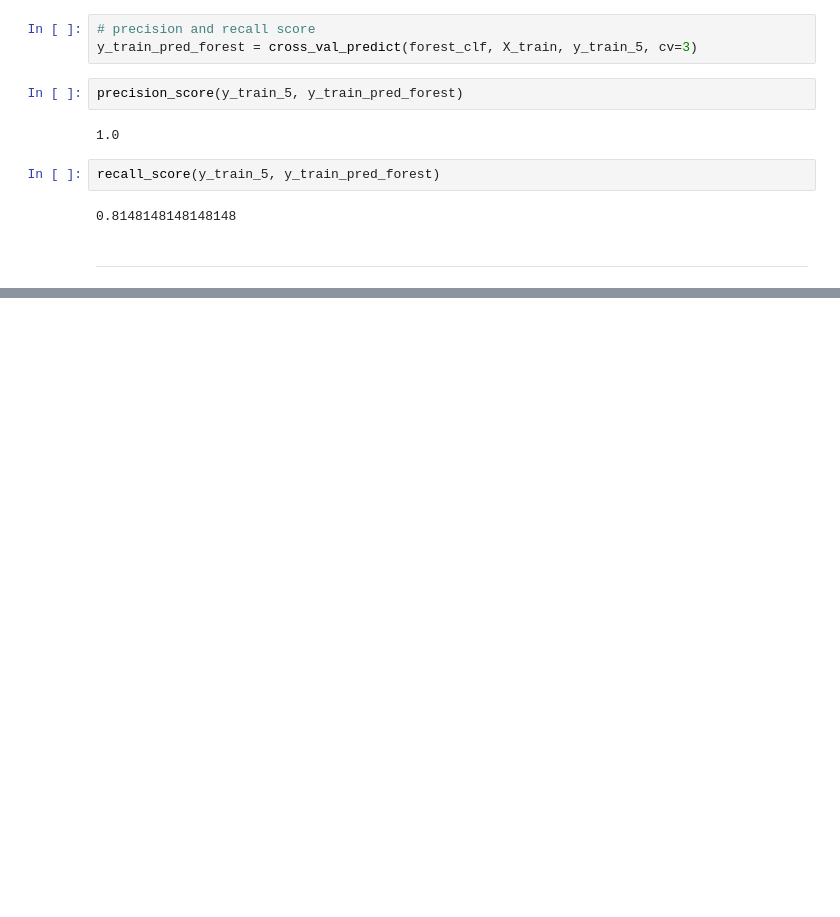
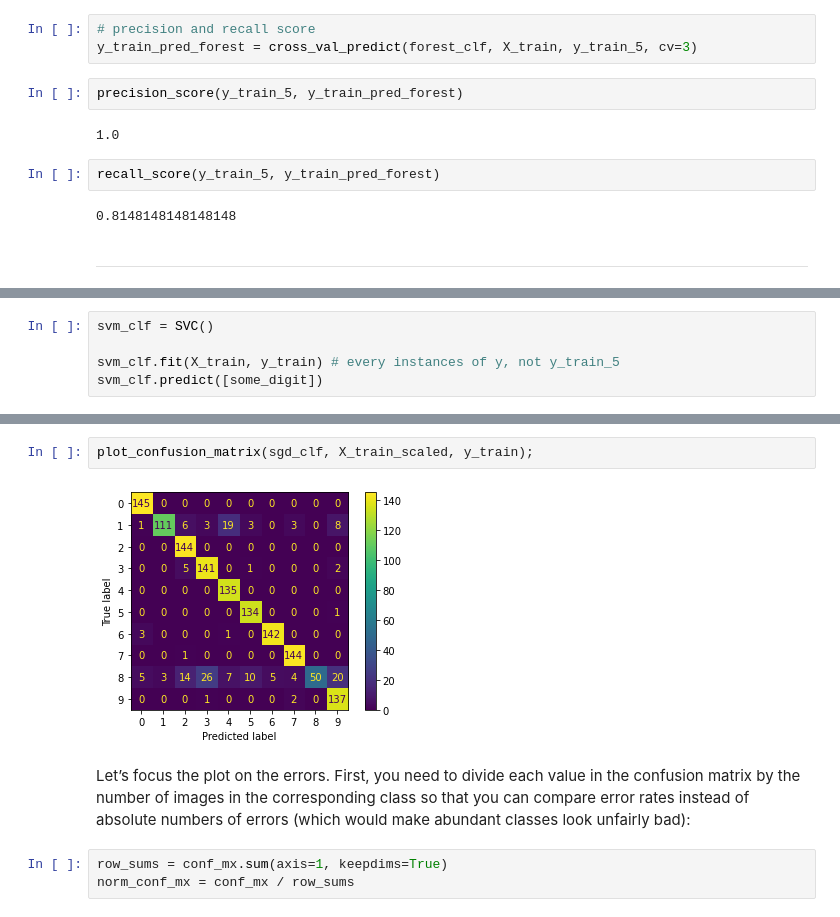
Before and after one commit to ptyadana/Data-Science-and-Machine-Learning-Projects-Dojo, a Jupyter notebook: Hands-On Machine Learning with Scikit-Learn, Keras, and TensorFlow/03_classification.ipynb, the cells around one changed output, grey strips where cells are left out. Saved outputs shown, nothing was run; the diff lists cells and outputs as text; blank space fills up the shorter version.

Commit message:
Multiclass classification and Error Analysis
Former-commit-id: 265cc446f2e7f7bedec9e178b5f2d2a00dcdd186

```diff
--- a/Hands-On Machine Learning with Scikit-Learn, Keras, and TensorFlow/03_classification.ipynb
+++ b/Hands-On Machine Learning with Scikit-Learn, Keras, and TensorFlow/03_classification.ipynb
@@ -512,0 +523,5 @@ recall_score(y_train_5, y_train_pred_forest)
+# %%
+svm_clf = SVC()
+
+svm_clf.fit(X_train, y_train) # every instances of y, not y_train_5
+svm_clf.predict([some_digit])
@@ -512,0 +651,12 @@ recall_score(y_train_5, y_train_pred_forest)
+# %%
+plot_confusion_matrix(sgd_clf, X_train_scaled, y_train);
+# %% [output]
+[figure, added]
+# %% [markdown]
+Let’s focus the plot on the errors. First, you need to divide each value in the confusion
+matrix by the number of images in the corresponding class so that you can compare
+error rates instead of absolute numbers of errors (which would make abundant
+classes look unfairly bad):
+# %%
+row_sums = conf_mx.sum(axis=1, keepdims=True)
+norm_conf_mx = conf_mx / row_sums
```
Also changed, not shown: parts of 36 cells of this notebook.
